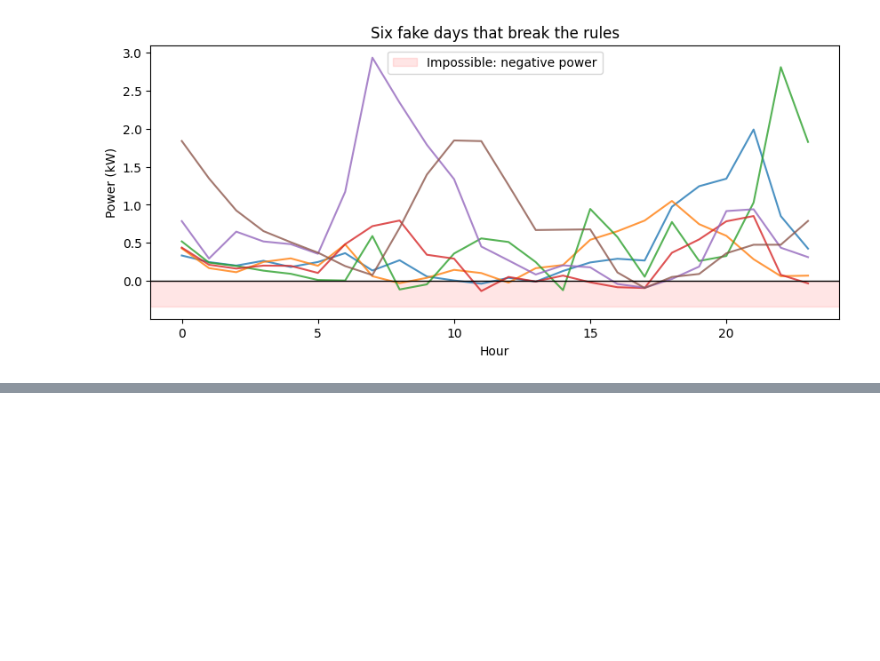
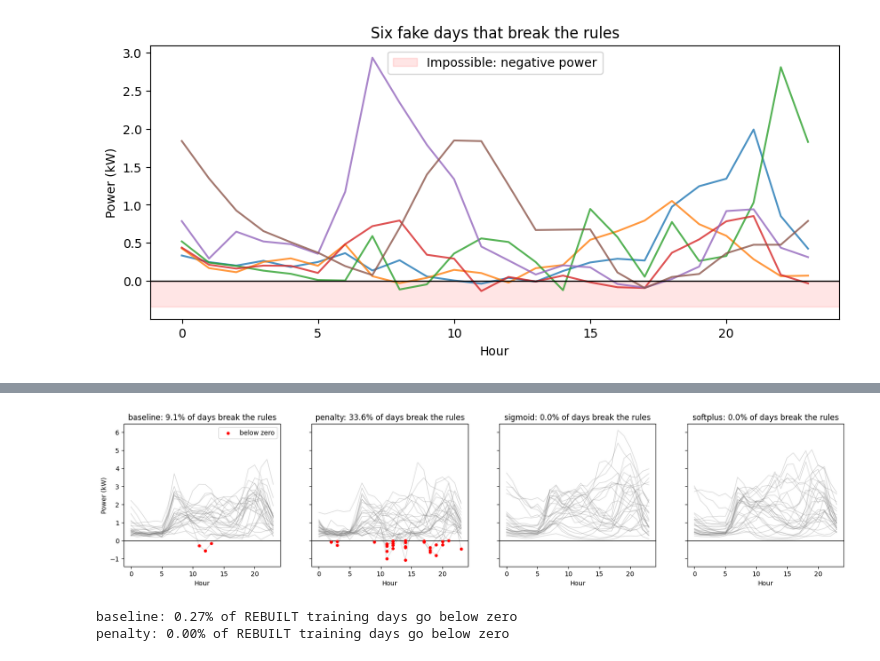
Before and after one commit to zakixahmed/household-vae, a Jupyter notebook: 02_vae.ipynb, the cells around one changed output, grey strips where cells are left out. Drawn from its saved outputs; the diff is of its cells as text; code cells hidden in the pictures; blank space fills up the shorter version.

Commit message:
Day 5: add softplus constraint and sampling diagnostics

```diff
--- a/02_vae.ipynb
+++ b/02_vae.ipynb
@@ -309,0 +323,5 @@ plt.show()
+# %%
+def physics_penalty(x_hat):
+    below = torch.relu(-x_hat)          # how far below zero (0 if fine)
+    above = torch.relu(x_hat - CAP_S)   # how far above the cap (0 if fine)
+    return (below**2 + above**2).sum(dim=1).mean()
@@ -309,0 +351,17 @@ plt.show()
+# %%
+results = []
+samples = {}
+for mode in ["baseline", "penalty", "sigmoid", "softplus"]:
+    for seed in [0, 1, 2]:
+        model_m, test_recon = train_model(mode, seed)
+        torch.manual_seed(100 + seed)
+        with torch.no_grad():
+            fake_m = model_m.decode(torch.randn(10000, 4)).numpy() * SCALE
+        results.append({"mode": mode, "seed": seed, "test recon": test_recon,
+                        **check_physics(fake_m), **summary(fake_m)})
+        if seed == 0:
+            samples[mode] = fake_m
+            torch.save(model_m.state_dict(), f"vae_{mode}.pt")
+        print(f"done: {mode}, seed {seed}")
+
+results = pd.DataFrame(results)
@@ -309,0 +403,32 @@ plt.show()
+# %%
+fig, axes = plt.subplots(1, 4, figsize=(20, 4), sharey=True)
+for ax, mode in zip(axes, ["baseline", "penalty", "sigmoid", "softplus"]):
+    s = samples[mode][:30]
+    for row in s:
+        ax.plot(range(24), row, color="grey", alpha=0.3, linewidth=1)
+    bad_days, bad_hours = np.where(s < 0)
+    ax.scatter(bad_hours, s[s < 0], color="red", s=15, zorder=3, label="below zero")
+    ax.axhline(0, color="black", linewidth=1)
+    pct = check_physics(samples[mode])["% of days with any violation"]
+    ax.set_title(f"{mode}: {pct:.1f}% of days break the rules")
+    ax.set_xlabel("Hour")
+axes[0].set_ylabel("Power (kW)")
+axes[0].legend()
+plt.show()
+# %% [output]
+[figure, added]
+# %%
+def recon_violations(model):
+    with torch.no_grad():
+        mu, logvar = model.encode(x_train)
+        rebuilt = model.decode(mu).numpy() * SCALE
+    return 100 * (rebuilt < 0).any(axis=1).mean()
+
+for mode in ["baseline", "penalty"]:
+    m = PhysicsVAE(mode=mode)
+    m.load_state_dict(torch.load(f"vae_{mode}.pt"))
+    m.eval()
+    print(f"{mode}: {recon_violations(m):.2f}% of REBUILT training days go below zero")
+# %% [output]
+baseline: 0.27% of REBUILT training days go below zero
+penalty: 0.00% of REBUILT training days go below zero
```
Also changed, not shown: parts of 6 cells of this notebook, 4 other files.
